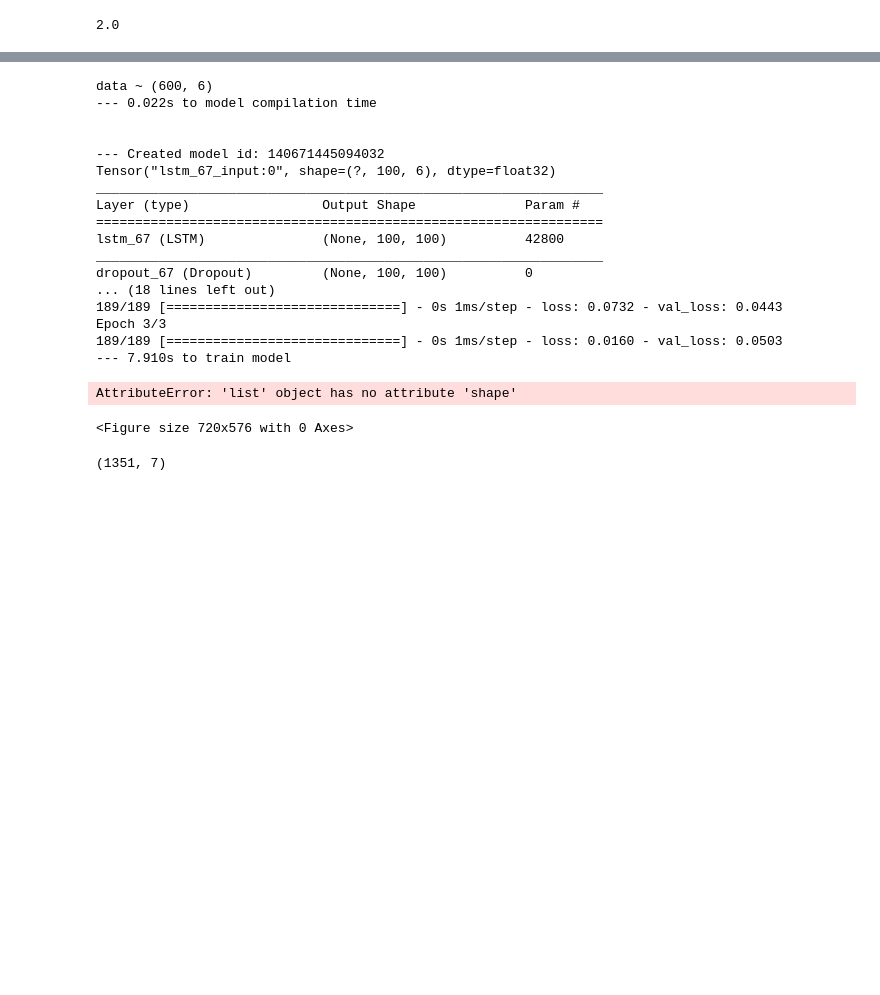
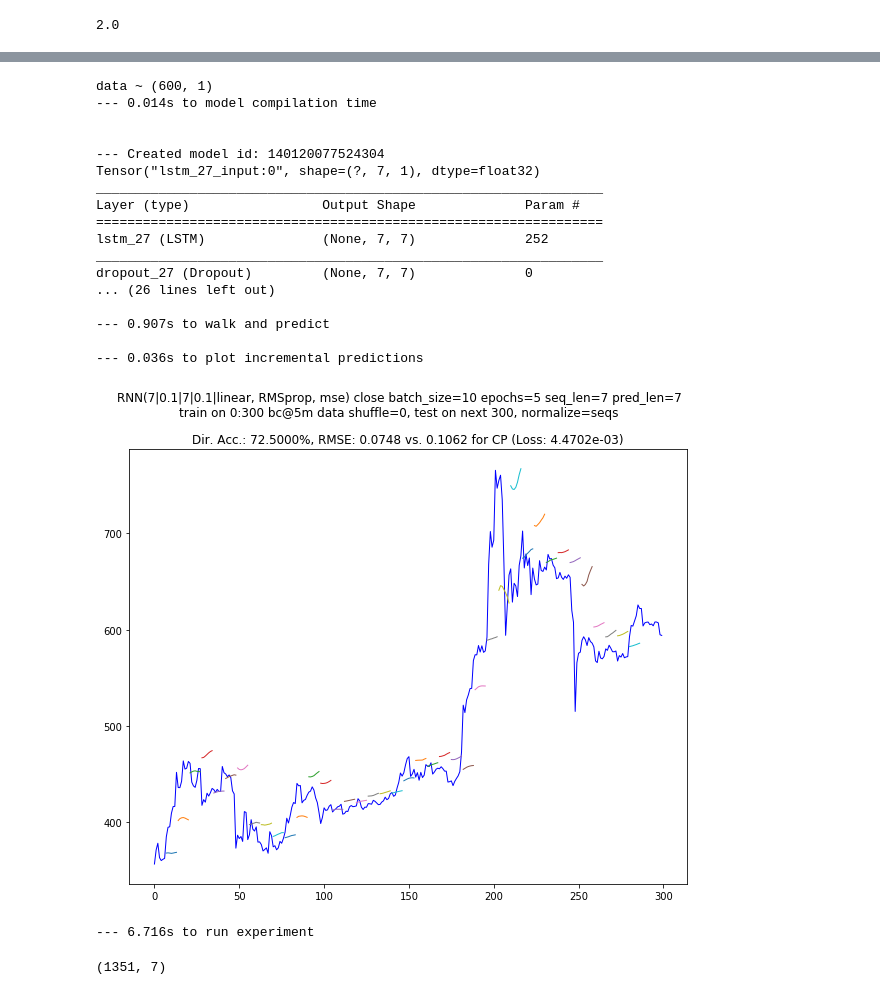
Before and after one commit to NeuronQ/udacity-capstone, a Jupyter notebook: btc-24h-close.ipynb, the cells around one changed output, grey strips where cells are left out. Cells and saved outputs as stored; diff of their text form; code cells hidden in the pictures; blank space fills up the shorter version.

Commit message:
fix to run and predict work in all cases again

```diff
--- a/btc-24h-close.ipynb
+++ b/btc-24h-close.ipynb
@@ -217,52 +216,52 @@ dropout_59 (Dropout)         (None, 7, 7)              0
 # %%
 with timing('run experiment'):
     run_walk_forward_validation_rnn(
         # data to extract:
         data24h,
-        features=['close', 'open', 'high', 'low', 'volume', 'weekday'],
+        features=['close'],
         from_i=0,
         train_sz=300,
         test_sz=300,
         # data processing:
         normalize='seqs',  # 'seqs' | 'data'
         detrend=False,
         # model and prediction arrangement:
-        seq_len=100,
-        pred_len=100,
-        model_maker=make_rnn_model_constructor([100, 0.1, 50, 0.1]),
+        seq_len=7,
+        pred_len=7,
+        model_maker=make_rnn_model_constructor([7, 0.1, 7, 0.1]),
         # training:
-        epochs=3,
-        batch_size=512,
+        epochs=5,
+        batch_size=10,
         shuffle=False,
         # experiment setup:
         times=1,
         skip=True,
         fix_all_rngs_to=False,
         fix_rngs_before_each=False,
         # plotting:
         fig_size=(10, 8),
         fast=True,
     )
 # %% [output]
-data ~ (600, 6)
---- 0.022s to model compilation time
+data ~ (600, 1)
+--- 0.014s to model compilation time
 
 
---- Created model id: 140671445094032
-Tensor("lstm_67_input:0", shape=(?, 100, 6), dtype=float32)
+--- Created model id: 140120077524304
+Tensor("lstm_27_input:0", shape=(?, 7, 1), dtype=float32)
 _________________________________________________________________
 Layer (type)                 Output Shape              Param #
 =================================================================
-lstm_67 (LSTM)               (None, 100, 100)          42800
+lstm_27 (LSTM)               (None, 7, 7)              252
 _________________________________________________________________
-dropout_67 (Dropout)         (None, 100, 100)          0
-... (18 lines left out)
-189/189 [==============================] - 0s 1ms/step - loss: 0.0732 - val_loss: 0.0443
-Epoch 3/3
-189/189 [==============================] - 0s 1ms/step - loss: 0.0160 - val_loss: 0.0503
---- 7.910s to train model
+dropout_27 (Dropout)         (None, 7, 7)              0
+... (26 lines left out)
+
+--- 0.907s to walk and predict
+
+--- 0.036s to plot incremental predictions
+[figure, added]
-AttributeError: 'list' object has no attribute 'shape'
+--- 6.716s to run experiment
-<Figure size 720x576 with 0 Axes>
 # %%
 data24h.shape
 # %% [output]
```
Also changed, not shown: parts of 2 cells of this notebook, 1 other file.
